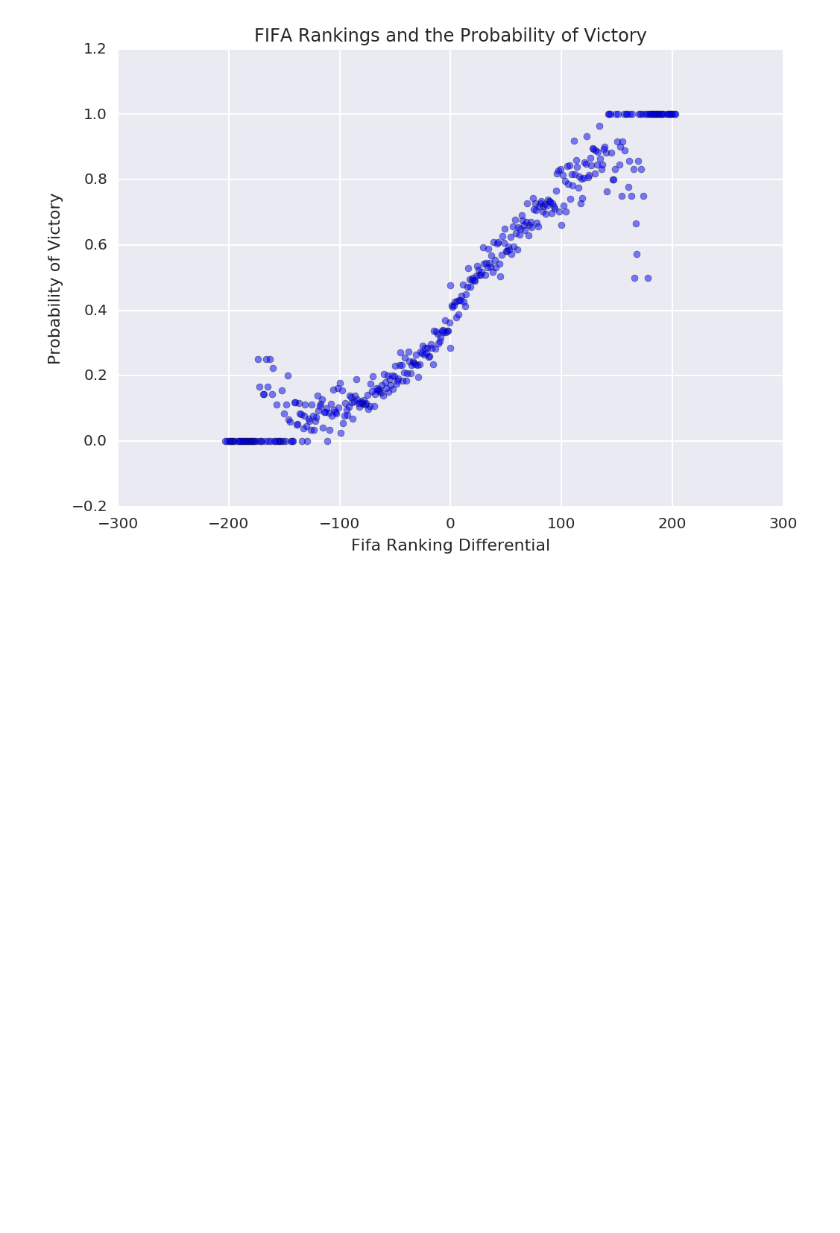
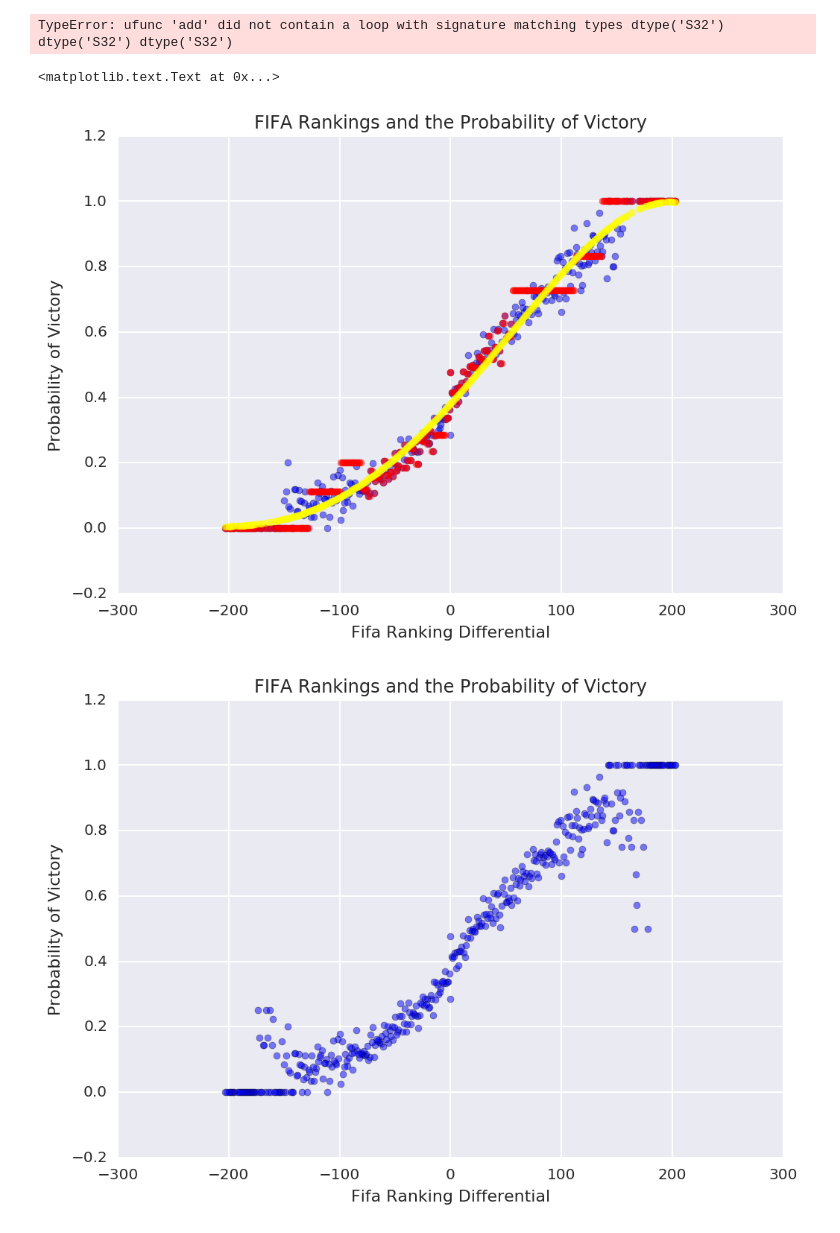
Before and after one commit to pierrelb/dataIncProj, a Jupyter notebook: soccerData.ipynb, the cells around one changed output. Drawn from its saved outputs; the diff is of its cells as text; code cells hidden in the pictures; blank space fills up the shorter version.

```diff
--- a/soccerData.ipynb
+++ b/soccerData.ipynb
@@ -181,3 +193,40 @@ plt.title(u'FIFA Rankings and the Probability of Victory');
+# %%
+X = p_win1.rank_diff
+y = p_win1.prob
+# %%
+from sklearn.linear_model import LogisticRegression, Lasso
+from sklearn.neighbors.kde import KernelDensity
+from sklearn.svm import SVR
+import numpy as np
+from scipy.optimize import curve_fit
+# np.vstack(X).T.shape
+# np.vstack(y).shape
+# y.reshape((400,1)).astype(float).T[0]
+X_train = X.reshape((len(X),1)).astype(int)
+y_train = np.asarray(y.values, dtype="|S6")
+# ,list(y.values)
+log_regress_1 = LogisticRegression(solver="newton-cg", multi_class="multinomial", C=1e10, tol=1e-10).fit(X_train, y_train)
+
+# log_regress_2 = curve_fit(kernel='rbf', C=1e10).fit(X_train, y_train)
+# kde = KernelDensity(kernel='gaussian', bandwidth=0.2).fit(X_train, y_train)
+# %% [output]
+TypeError: ufunc 'add' did not contain a loop with signature matching types dtype('S32') dtype('S32') dtype('S32')
+# %%
+test_data_1 = log_regress_1.predict(X_train)
+test_data_2 =f(X_train)
+plt.scatter(p_win1.rank_diff, p_win1.prob, alpha=0.5)
+plt.scatter(p_win1.rank_diff, test_data_1, alpha=0.5, color='red')
+plt.scatter(p_win1.rank_diff, test_data_2, alpha=0.5, color='yellow')
+plt.xlabel('Fifa Ranking Differential');
+plt.ylabel(u'Probability of Victory');
+plt.title(u'FIFA Rankings and the Probability of Victory');
+# plt.scatter(higher_rank_win.rank_diff_from_higher, higher_rank_win.prob, alpha=0.5)
+# plt.scatter(lower_rank_win.rank_diff_from_higher*-1, lower_rank_win.prob, alpha=0.5)
+# plt.scatter(X_train, test_data, alpha=0.5)
+# plt.scatter(lower_rank_win.rank_diff_from_higher*-1, lower_rank_win.prob, alpha=0.5)
+# %% [output]
+<matplotlib.text.Text at 0x...>
+[figure, added]
 # %%
 plt.scatter(higher_rank_win.rank_diff_from_higher, higher_rank_win.prob, alpha=0.5)
 plt.scatter(lower_rank_win.rank_diff_from_higher*-1, lower_rank_win.prob, alpha=0.5)
```
Also changed, not shown: parts of 13 cells of this notebook.
